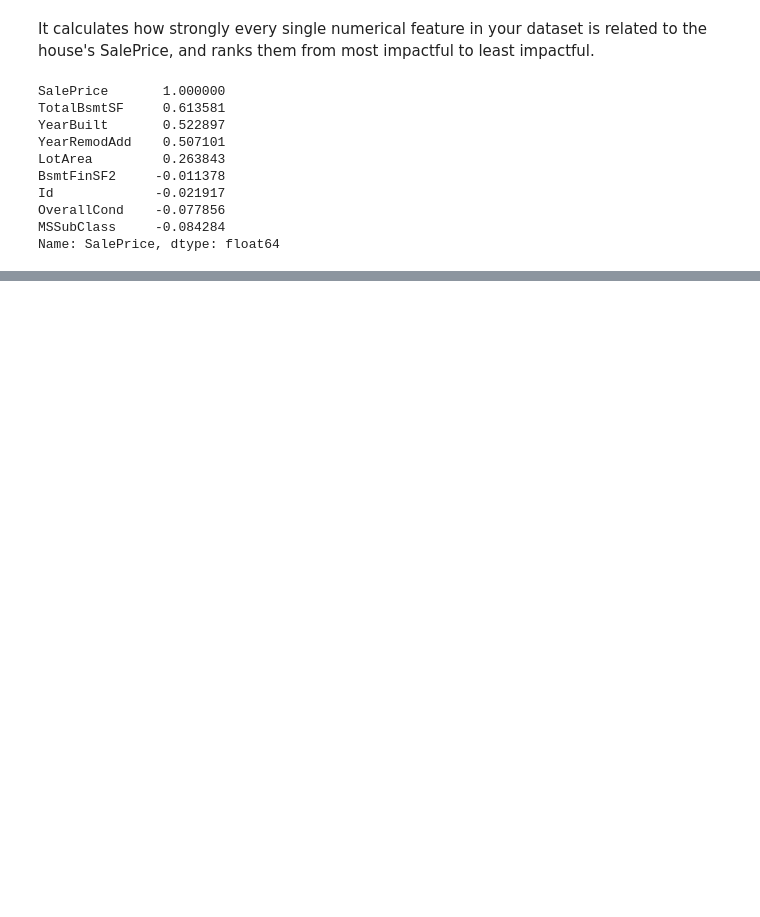
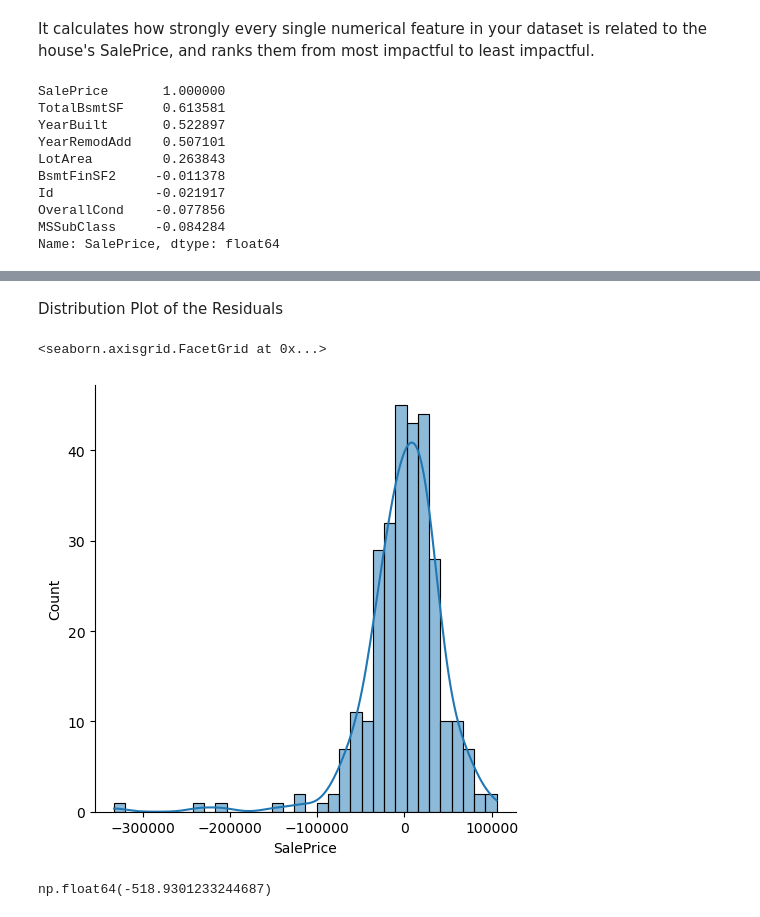
Before and after one commit to KARTHIKAKRISHNA123/dwello, a Jupyter notebook: House_Price_Predictor.ipynb, the cells around one changed output, grey strips where cells are left out. Saved outputs shown, nothing was run; the diff lists cells and outputs as text; code cells hidden in the pictures; blank space fills up the shorter version.

Commit message:
chore: completed House Price Prediction Project

```diff
--- a/House_Price_Predictor.ipynb
+++ b/House_Price_Predictor.ipynb
@@ -140,0 +229,2 @@ df.dropna(subset=["SalePrice"], inplace=True)
+# %%
+X_train, X_test, Y_train, Y_test = train_test_split(X, Y, test_size=0.2, random_state=42)
@@ -140,0 +295,2 @@ df.dropna(subset=["SalePrice"], inplace=True)
+# %%
+model_pipeline.fit(X_train, Y_train)
@@ -140,0 +338,2 @@ df.dropna(subset=["SalePrice"], inplace=True)
+# %%
+y_pred = model_pipeline.predict(X_test)
@@ -140,0 +365,3 @@ df.dropna(subset=["SalePrice"], inplace=True)
+# %%
+residuals = y_pred - Y_test
+residuals
@@ -140,0 +393,11 @@ df.dropna(subset=["SalePrice"], inplace=True)
+# %% [markdown]
+Distribution Plot of the Residuals
+# %%
+sns.displot(residuals, kde=True)
+# %% [output]
+<seaborn.axisgrid.FacetGrid at 0x...>
+[figure, added]
+# %%
+residuals.mean()
+# %% [output]
+np.float64(-518.9301233244687)
```
Also changed, not shown: parts of 47 cells of this notebook, 2 other files.
